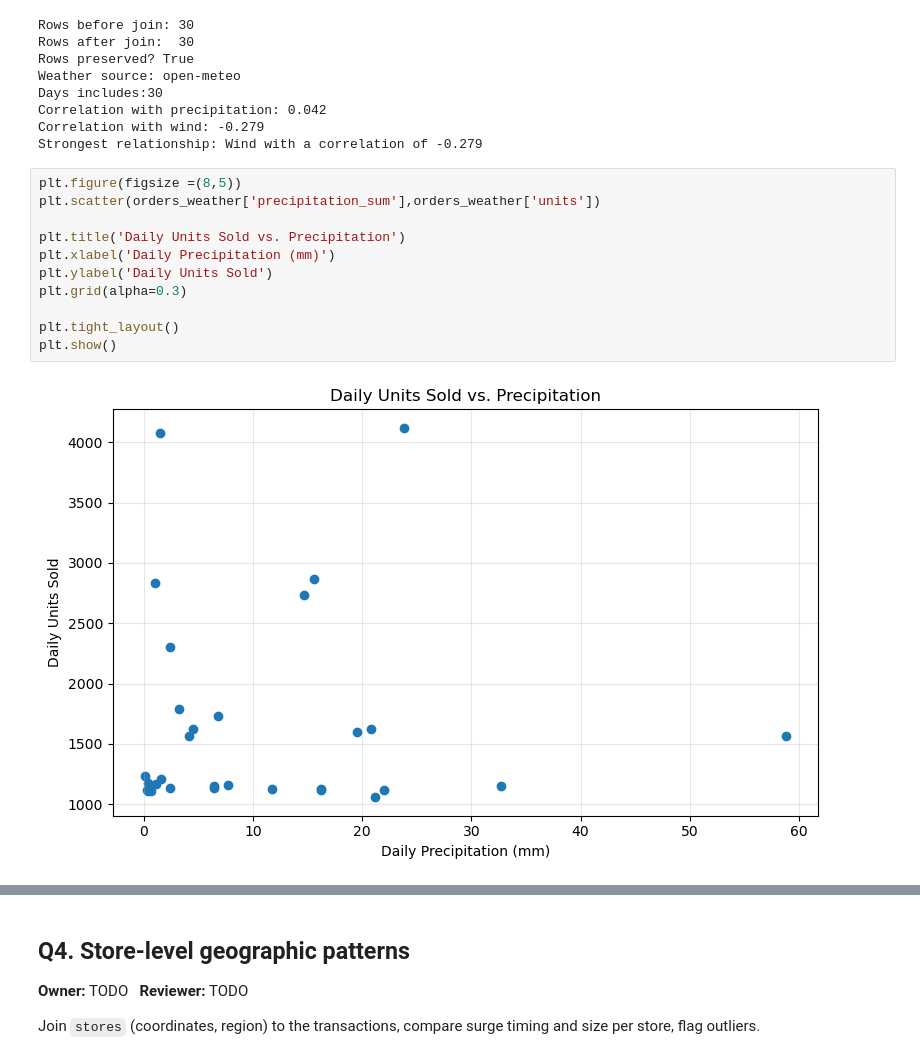
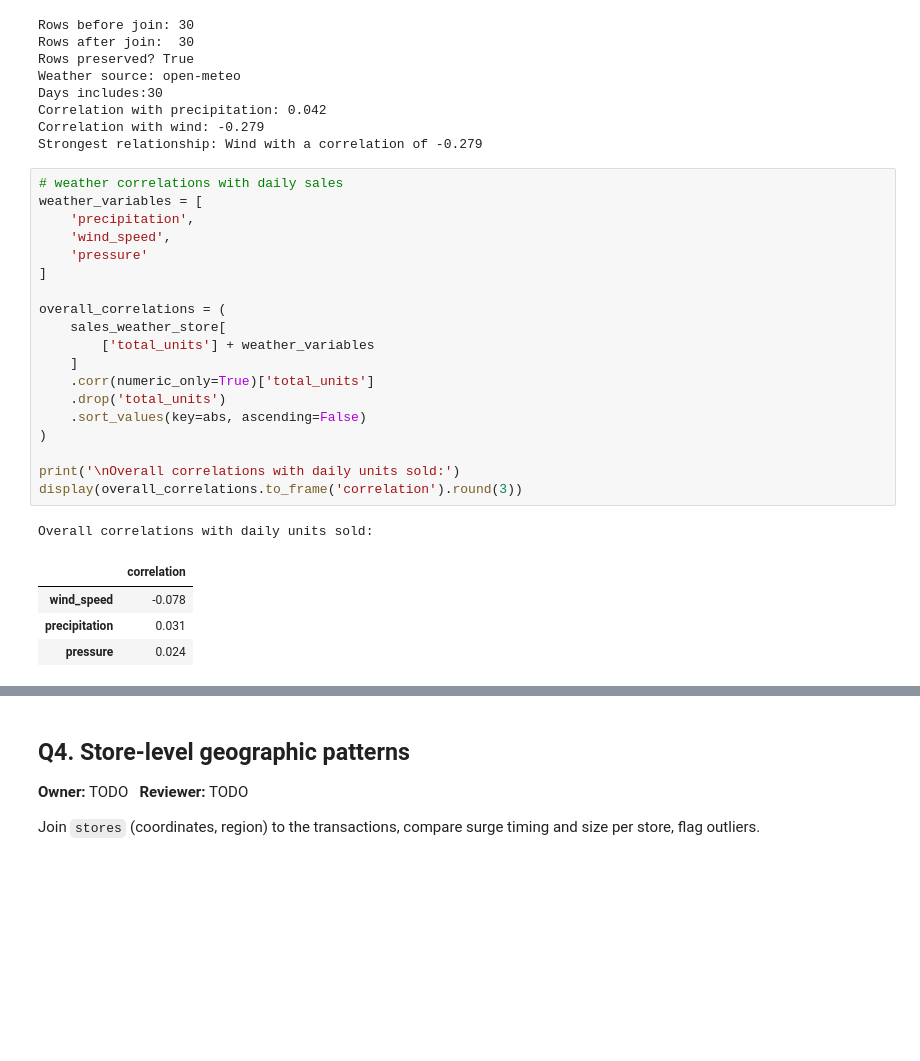
Before and after one commit to amulyasundaresan/Midterm-1, a Jupyter notebook: Notebooks/midterm_combined_notebook_1.ipynb, the cells around one changed output, grey strips where cells are left out. Saved outputs shown, nothing was run; the diff lists cells and outputs as text; blank space fills up the shorter version.

```diff
--- a/Notebooks/midterm_combined_notebook_1.ipynb
+++ b/Notebooks/midterm_combined_notebook_1.ipynb
@@ -1339,16 +1342,28 @@ Days includes:30
 Correlation with precipitation: 0.042
 Correlation with wind: -0.279
 Strongest relationship: Wind with a correlation of -0.279
-# %%
-plt.figure(figsize =(8,5))
-plt.scatter(orders_weather['precipitation_sum'],orders_weather['units'])
-
-plt.title('Daily Units Sold vs. Precipitation')
-plt.xlabel('Daily Precipitation (mm)')
-plt.ylabel('Daily Units Sold')
-plt.grid(alpha=0.3)
-
-plt.tight_layout()
-plt.show()
-# %% [output]
-[figure, removed]
+# %%
+# weather correlations with daily sales
+weather_variables = [
+    'precipitation',
+    'wind_speed',
+    'pressure'
+]
+
+overall_correlations = (
+    sales_weather_store[
+        ['total_units'] + weather_variables
+    ]
+    .corr(numeric_only=True)['total_units']
+    .drop('total_units')
+    .sort_values(key=abs, ascending=False)
+)
+
+print('\nOverall correlations with daily units sold:')
+display(overall_correlations.to_frame('correlation').round(3))
+# %% [output]
+Overall correlations with daily units sold:
+|  | correlation |
+| wind_speed | -0.078 |
+| precipitation | 0.031 |
+| pressure | 0.024 |
```
Also changed, not shown: parts of 8 cells of this notebook.
